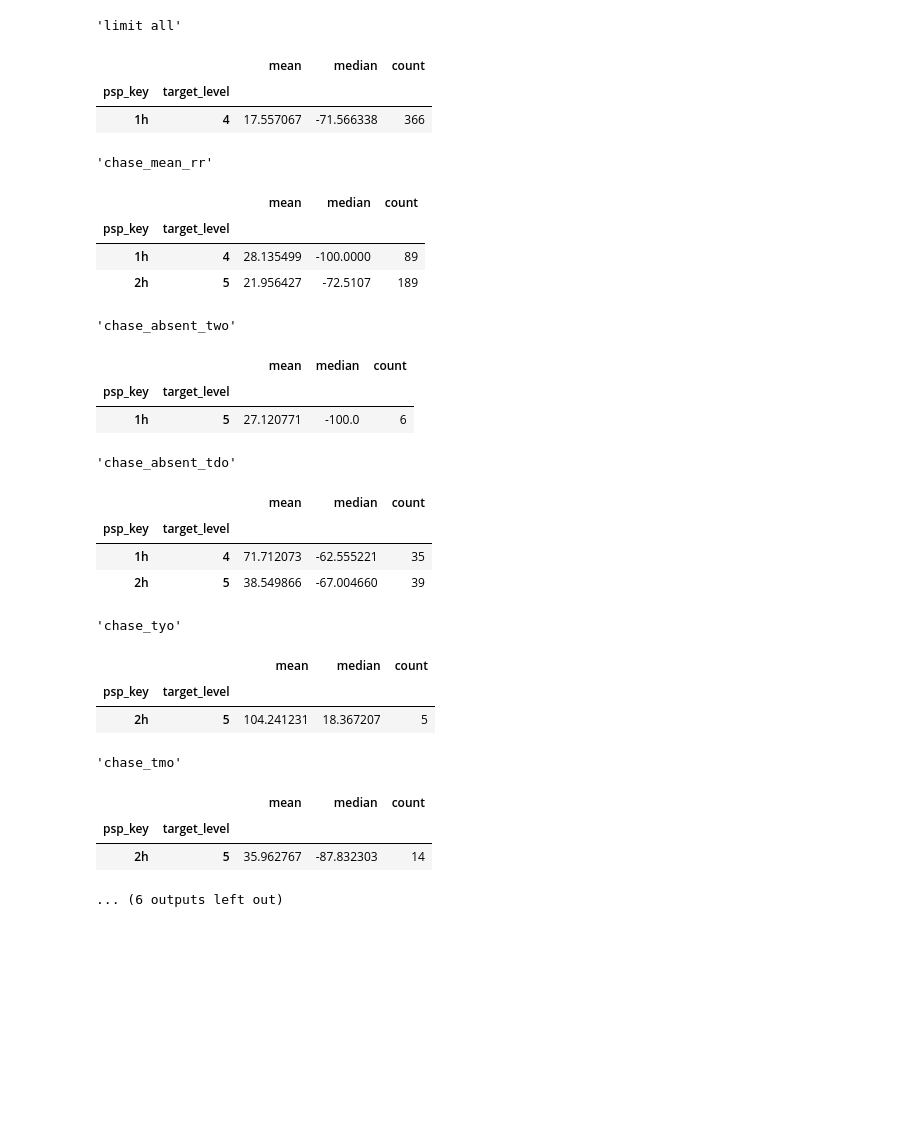
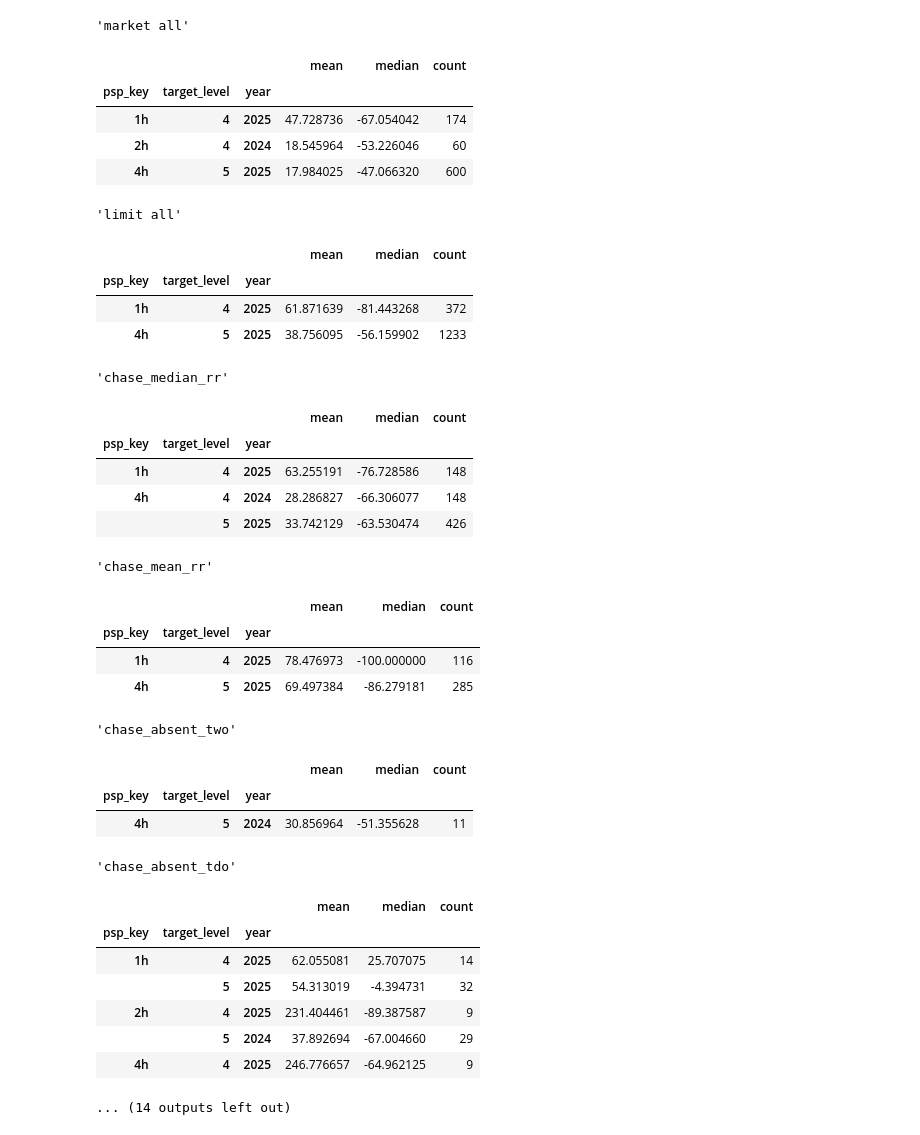
Before and after one commit to vlamitin/backtester, a Jupyter notebook: strategies_analyzer.ipynb, the cells around one changed output. Drawn from its saved outputs; the diff is of its cells as text; code cells hidden in the pictures; blank space fills up the shorter version.

```diff
--- a/strategies_analyzer.ipynb
+++ b/strategies_analyzer.ipynb
@@ -273,34 +85,42 @@ df_group
 # df_group = group(["direction", "psp_key"], "")
 # df_group
 # %%
-df_group = group(["psp_key", "target_level"], "")
+df_group = group_display(trade_dfs, ["psp_key", "target_level", "year"], True, "")
 df_group
 # %% [output]
-'limit all'
+'market all'
-|  |  | mean | median | count |
-| psp_key | target_level |  |  |  |
-| 1h | 4 | 17.557067 | -71.566338 | 366 |
+|  |  |  | mean | median | count |
+| psp_key | target_level | year |  |  |  |
+| 1h | 4 | 2025 | 47.728736 | -67.054042 | 174 |
+| 2h | 4 | 2024 | 18.545964 | -53.226046 | 60 |
+| 4h | 5 | 2025 | 17.984025 | -47.066320 | 600 |
-'chase_mean_rr'
+'limit all'
-|  |  | mean | median | count |
-| psp_key | target_level |  |  |  |
-| 1h | 4 | 28.135499 | -100.0000 | 89 |
-| 2h | 5 | 21.956427 | -72.5107 | 189 |
+|  |  |  | mean | median | count |
+| psp_key | target_level | year |  |  |  |
+| 1h | 4 | 2025 | 61.871639 | -81.443268 | 372 |
+| 4h | 5 | 2025 | 38.756095 | -56.159902 | 1233 |
-'chase_absent_two'
+'chase_median_rr'
-|  |  | mean | median | count |
-| psp_key | target_level |  |  |  |
-| 1h | 5 | 27.120771 | -100.0 | 6 |
+|  |  |  | mean | median | count |
+| psp_key | target_level | year |  |  |  |
+| 1h | 4 | 2025 | 63.255191 | -76.728586 | 148 |
+| 4h | 4 | 2024 | 28.286827 | -66.306077 | 148 |
+|  | 5 | 2025 | 33.742129 | -63.530474 | 426 |
-'chase_absent_tdo'
+'chase_mean_rr'
-|  |  | mean | median | count |
-| psp_key | target_level |  |  |  |
-| 1h | 4 | 71.712073 | -62.555221 | 35 |
-| 2h | 5 | 38.549866 | -67.004660 | 39 |
+|  |  |  | mean | median | count |
+| psp_key | target_level | year |  |  |  |
+| 1h | 4 | 2025 | 78.476973 | -100.000000 | 116 |
+| 4h | 5 | 2025 | 69.497384 | -86.279181 | 285 |
-'chase_tyo'
+'chase_absent_two'
-|  |  | mean | median | count |
-| psp_key | target_level |  |  |  |
-| 2h | 5 | 104.241231 | 18.367207 | 5 |
+|  |  |  | mean | median | count |
+| psp_key | target_level | year |  |  |  |
+| 4h | 5 | 2024 | 30.856964 | -51.355628 | 11 |
-'chase_tmo'
+'chase_absent_tdo'
-|  |  | mean | median | count |
-| psp_key | target_level |  |  |  |
-| 2h | 5 | 35.962767 | -87.832303 | 14 |
+|  |  |  | mean | median | count |
+| psp_key | target_level | year |  |  |  |
+| 1h | 4 | 2025 | 62.055081 | 25.707075 | 14 |
+|  | 5 | 2025 | 54.313019 | -4.394731 | 32 |
+| 2h | 4 | 2025 | 231.404461 | -89.387587 | 9 |
+|  | 5 | 2024 | 37.892694 | -67.004660 | 29 |
+| 4h | 4 | 2025 | 246.776657 | -64.962125 | 9 |
-... (6 outputs left out)
+... (14 outputs left out)
 # %%
```
Also changed, not shown: parts of 4 cells of this notebook, 5 other files.
